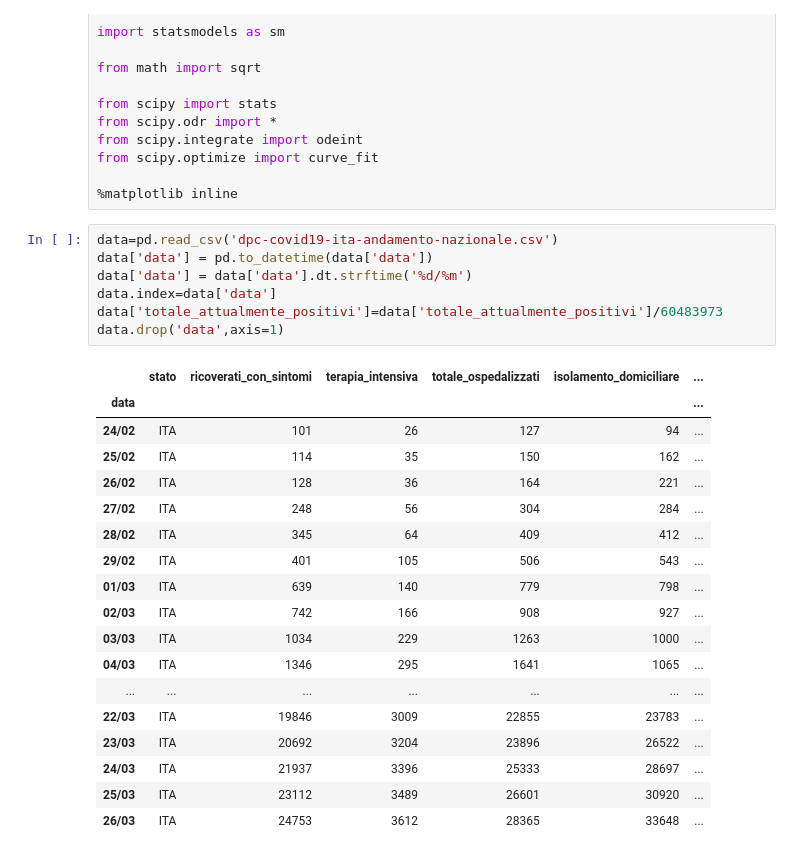
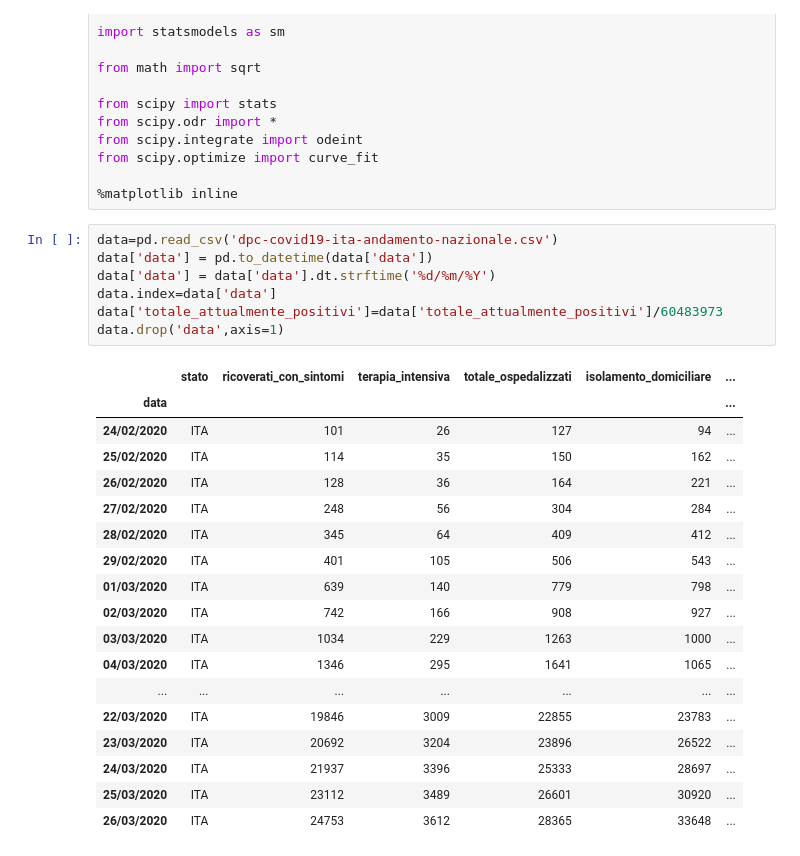
Before and after one commit to FaoTom/Covid19, a Jupyter notebook: COV.ipynb, the cells around one changed output. Cells and saved outputs as stored; diff of their text form.

```diff
--- a/COV.ipynb
+++ b/COV.ipynb
@@ -21,26 +21,26 @@ from scipy.optimize import curve_fit
 # %%
 data=pd.read_csv('dpc-covid19-ita-andamento-nazionale.csv')
 data['data'] = pd.to_datetime(data['data'])
-data['data'] = data['data'].dt.strftime('%d/%m')
+data['data'] = data['data'].dt.strftime('%d/%m/%Y')
 data.index=data['data']
 data['totale_attualmente_positivi']=data['totale_attualmente_positivi']/60483973
 data.drop('data',axis=1)
 # %% [output]
 |  | stato | ricoverati_con_sintomi | terapia_intensiva | totale_ospedalizzati | isolamento_domiciliare | ... |
 | data |  |  |  |  |  | ... |
-| 24/02 | ITA | 101 | 26 | 127 | 94 | ... |
-| 25/02 | ITA | 114 | 35 | 150 | 162 | ... |
-| 26/02 | ITA | 128 | 36 | 164 | 221 | ... |
-| 27/02 | ITA | 248 | 56 | 304 | 284 | ... |
-| 28/02 | ITA | 345 | 64 | 409 | 412 | ... |
-| 29/02 | ITA | 401 | 105 | 506 | 543 | ... |
-| 01/03 | ITA | 639 | 140 | 779 | 798 | ... |
-| 02/03 | ITA | 742 | 166 | 908 | 927 | ... |
-| 03/03 | ITA | 1034 | 229 | 1263 | 1000 | ... |
-| 04/03 | ITA | 1346 | 295 | 1641 | 1065 | ... |
+| 24/02/2020 | ITA | 101 | 26 | 127 | 94 | ... |
+| 25/02/2020 | ITA | 114 | 35 | 150 | 162 | ... |
+| 26/02/2020 | ITA | 128 | 36 | 164 | 221 | ... |
+| 27/02/2020 | ITA | 248 | 56 | 304 | 284 | ... |
+| 28/02/2020 | ITA | 345 | 64 | 409 | 412 | ... |
+| 29/02/2020 | ITA | 401 | 105 | 506 | 543 | ... |
+| 01/03/2020 | ITA | 639 | 140 | 779 | 798 | ... |
+| 02/03/2020 | ITA | 742 | 166 | 908 | 927 | ... |
+| 03/03/2020 | ITA | 1034 | 229 | 1263 | 1000 | ... |
+| 04/03/2020 | ITA | 1346 | 295 | 1641 | 1065 | ... |
 | ... | ... | ... | ... | ... | ... | ... |
-| 22/03 | ITA | 19846 | 3009 | 22855 | 23783 | ... |
-| 23/03 | ITA | 20692 | 3204 | 23896 | 26522 | ... |
-| 24/03 | ITA | 21937 | 3396 | 25333 | 28697 | ... |
-| 25/03 | ITA | 23112 | 3489 | 26601 | 30920 | ... |
-| 26/03 | ITA | 24753 | 3612 | 28365 | 33648 | ... |
+| 22/03/2020 | ITA | 19846 | 3009 | 22855 | 23783 | ... |
+| 23/03/2020 | ITA | 20692 | 3204 | 23896 | 26522 | ... |
+| 24/03/2020 | ITA | 21937 | 3396 | 25333 | 28697 | ... |
+| 25/03/2020 | ITA | 23112 | 3489 | 26601 | 30920 | ... |
+| 26/03/2020 | ITA | 24753 | 3612 | 28365 | 33648 | ... |
```
Also changed, not shown: parts of 6 cells of this notebook.
